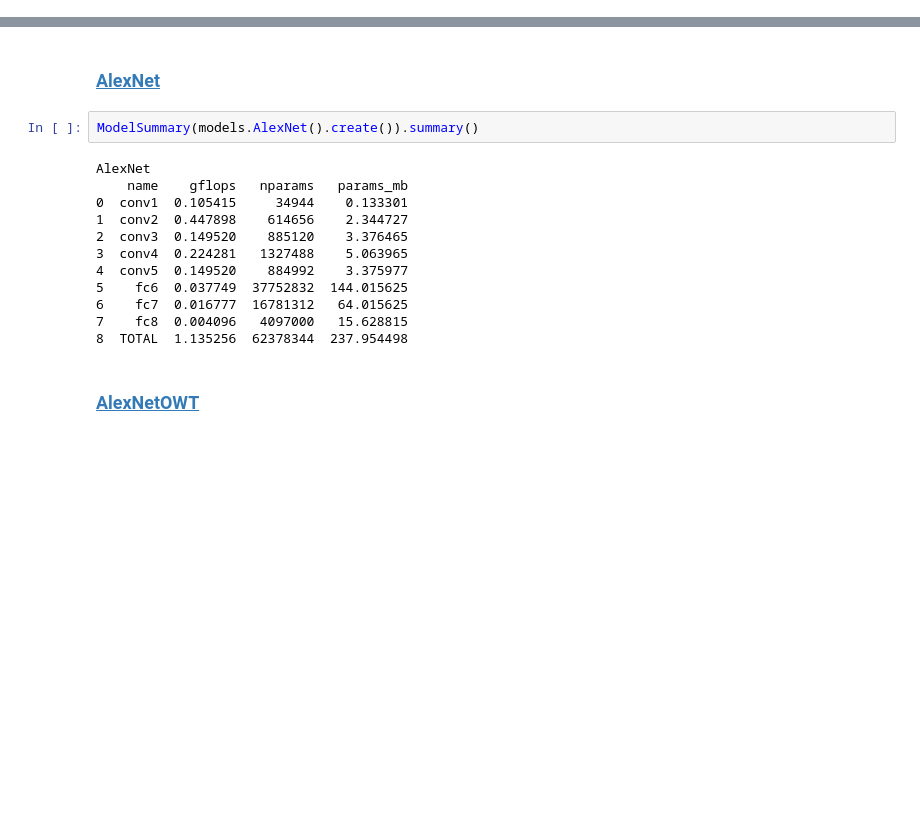
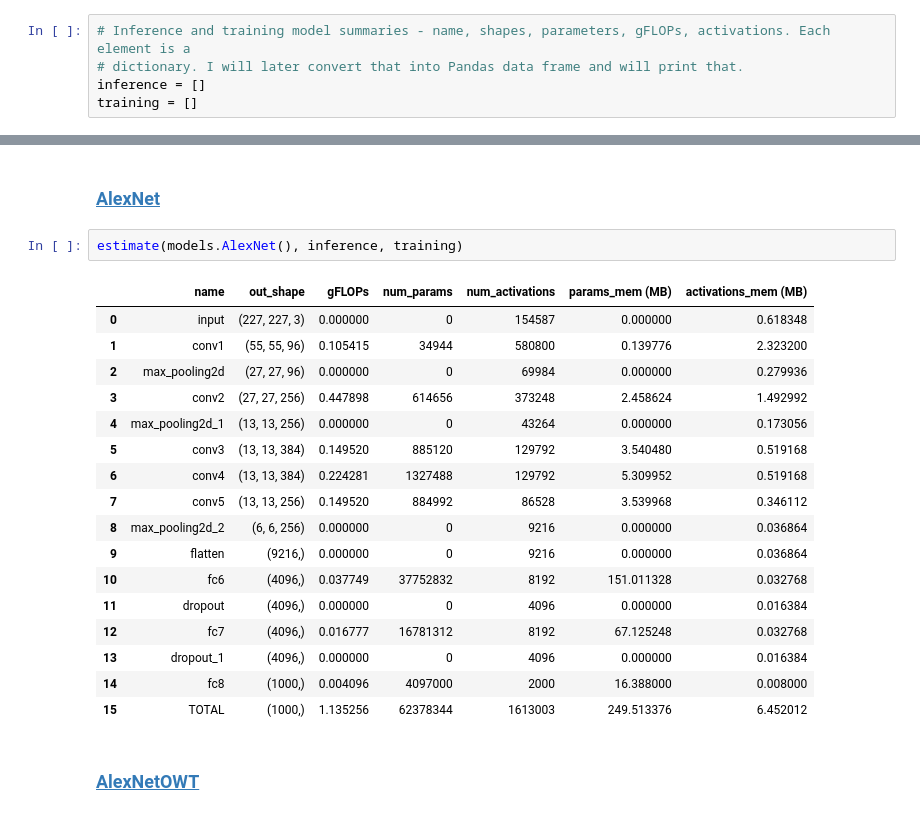
Before and after one commit to sergey-serebryakov/nns, a Jupyter notebook: notebooks/dlbs_models.ipynb, the cells around one changed output, grey strips where cells are left out. Drawn from its saved outputs; the diff is of its cells as text; blank space fills up the shorter version.

```diff
--- a/notebooks/dlbs_models.ipynb
+++ b/notebooks/dlbs_models.ipynb
@@ -28,3 +39,8 @@ from nns.nns import ModelSummary
 from nns import dlbs_models as models
+# %%
+# Inference and training model summaries - name, shapes, parameters, gFLOPs, activations. Each element is a
+# dictionary. I will later convert that into Pandas data frame and will print that.
+inference = []
+training = []
 # %% [markdown]
 ### [English acoustic model](http://ethereon.github.io/netscope/#/gist/10f5dee56b6f7bbb5da26749bd37ae16)
@@ -43,19 +59,25 @@ EnglishAcousticModel
 # %% [markdown]
 ### [AlexNet](http://ethereon.github.io/netscope/#/gist/5c94a074f4e4ac4b81ee28a796e04b5d)
-# %%
-ModelSummary(models.AlexNet().create()).summary()
-# %% [output]
-AlexNet
-    name    gflops   nparams   params_mb
-0  conv1  0.105415     34944    0.133301
-1  conv2  0.447898    614656    2.344727
-2  conv3  0.149520    885120    3.376465
-3  conv4  0.224281   1327488    5.063965
-4  conv5  0.149520    884992    3.375977
-5    fc6  0.037749  37752832  144.015625
-6    fc7  0.016777  16781312   64.015625
-7    fc8  0.004096   4097000   15.628815
-8  TOTAL  1.135256  62378344  237.954498
+# %%
+estimate(models.AlexNet(), inference, training)
+# %% [output]
+|  | name | out_shape | gFLOPs | num_params | num_activations | params_mem (MB) | activations_mem (MB) |
+| 0 | input | (227, 227, 3) | 0.000000 | 0 | 154587 | 0.000000 | 0.618348 |
+| 1 | conv1 | (55, 55, 96) | 0.105415 | 34944 | 580800 | 0.139776 | 2.323200 |
+| 2 | max_pooling2d | (27, 27, 96) | 0.000000 | 0 | 69984 | 0.000000 | 0.279936 |
+| 3 | conv2 | (27, 27, 256) | 0.447898 | 614656 | 373248 | 2.458624 | 1.492992 |
+| 4 | max_pooling2d_1 | (13, 13, 256) | 0.000000 | 0 | 43264 | 0.000000 | 0.173056 |
+| 5 | conv3 | (13, 13, 384) | 0.149520 | 885120 | 129792 | 3.540480 | 0.519168 |
+| 6 | conv4 | (13, 13, 384) | 0.224281 | 1327488 | 129792 | 5.309952 | 0.519168 |
+| 7 | conv5 | (13, 13, 256) | 0.149520 | 884992 | 86528 | 3.539968 | 0.346112 |
+| 8 | max_pooling2d_2 | (6, 6, 256) | 0.000000 | 0 | 9216 | 0.000000 | 0.036864 |
+| 9 | flatten | (9216,) | 0.000000 | 0 | 9216 | 0.000000 | 0.036864 |
+| 10 | fc6 | (4096,) | 0.037749 | 37752832 | 8192 | 151.011328 | 0.032768 |
+| 11 | dropout | (4096,) | 0.000000 | 0 | 4096 | 0.000000 | 0.016384 |
+| 12 | fc7 | (4096,) | 0.016777 | 16781312 | 8192 | 67.125248 | 0.032768 |
+| 13 | dropout_1 | (4096,) | 0.000000 | 0 | 4096 | 0.000000 | 0.016384 |
+| 14 | fc8 | (1000,) | 0.004096 | 4097000 | 2000 | 16.388000 | 0.008000 |
+| 15 | TOTAL | (1000,) | 1.135256 | 62378344 | 1613003 | 249.513376 | 6.452012 |
 # %% [markdown]
 ### [AlexNetOWT](http://ethereon.github.io/netscope/#/gist/dc85cc15d59d720c8a18c4776abc9fd5)
 # %%
```
Also changed, not shown: parts of 24 cells of this notebook, 13 other files.
